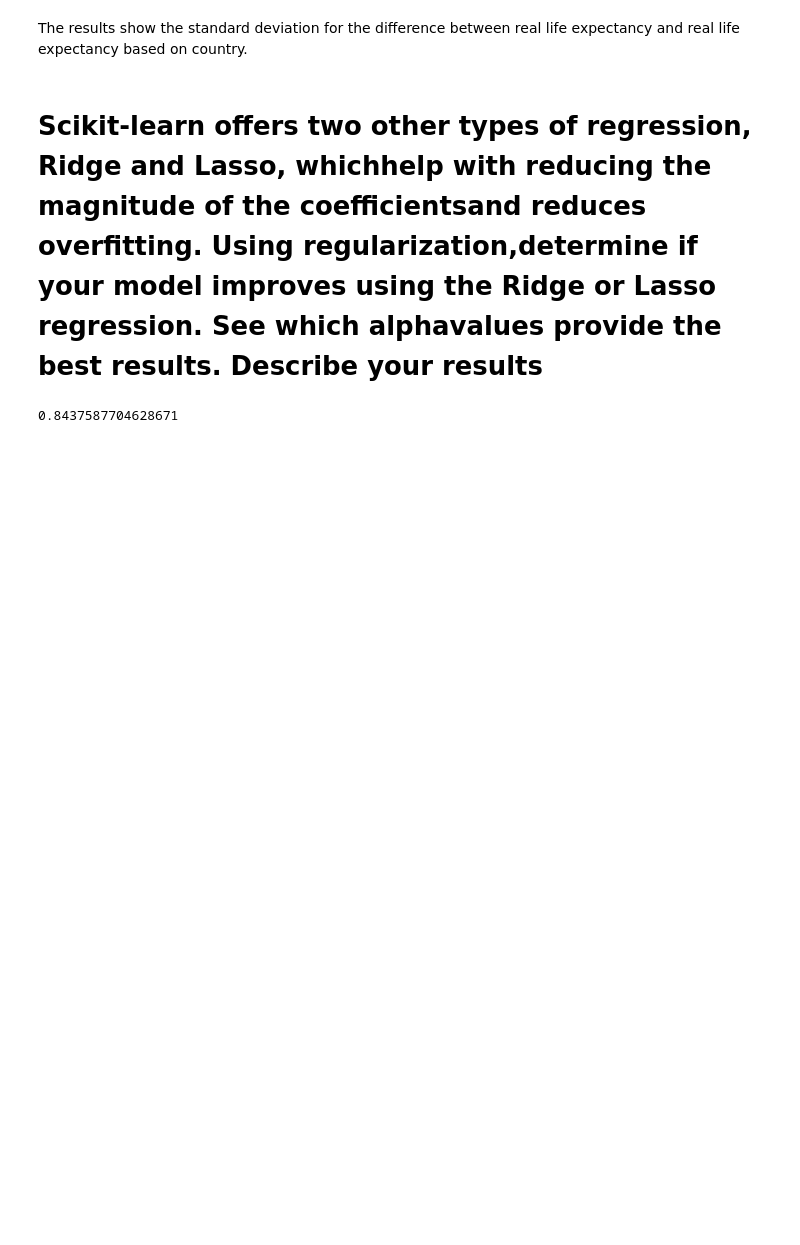
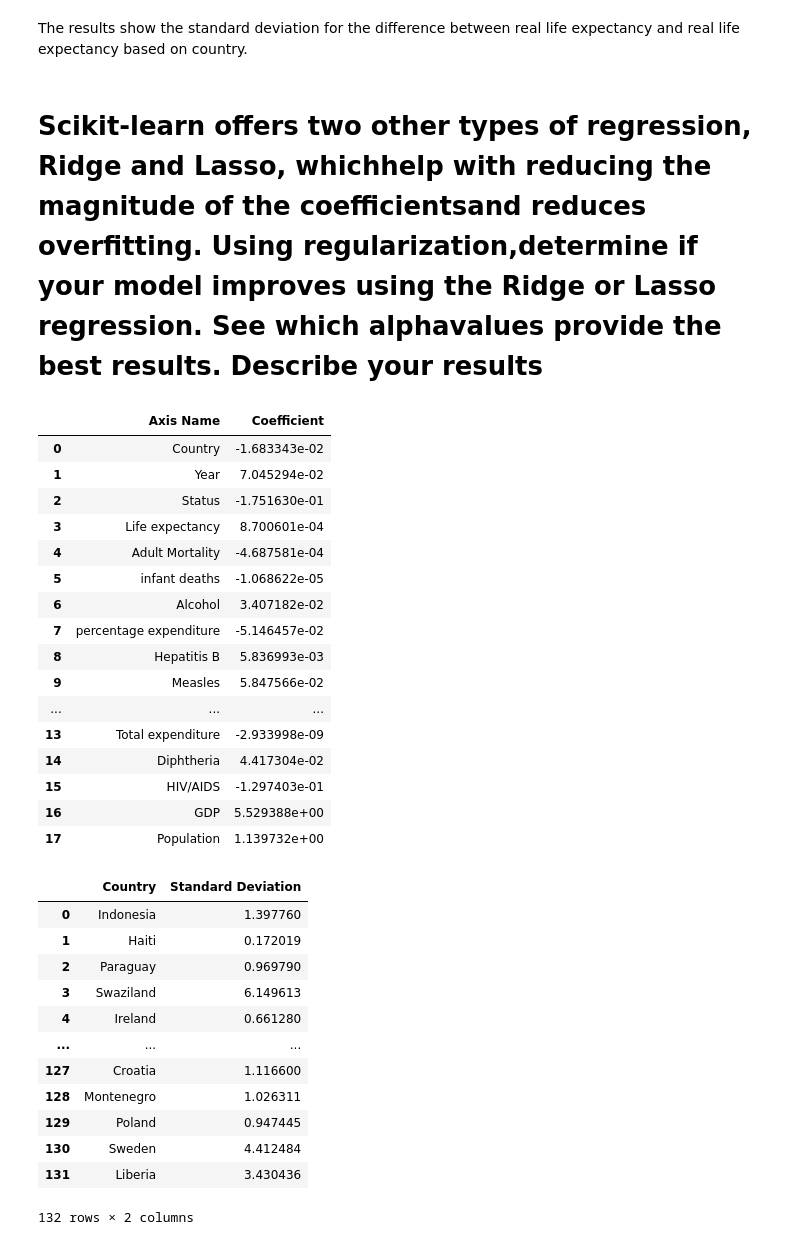
Before and after one commit to scifi6546/cs480-ml, a Jupyter notebook: 1/Notebook.ipynb, the cells around one changed output. Cells and saved outputs as stored; diff of their text form; code cells hidden in the pictures; blank space fills up the shorter version.

```diff
--- a/1/Notebook.ipynb
+++ b/1/Notebook.ipynb
@@ -192,16 +187,45 @@ The results show the standard deviation for the difference between real life exp
 # %% [markdown]
 # Scikit-learn offers two other types of regression, Ridge and Lasso, whichhelp with reducing the magnitude of the coefficientsand reduces overfitting. Using regularization,determine if your model improves using the Ridge or Lasso regression. See which alphavalues provide the best results. Describe your results
 # %%
-def make_ridge(data,normalize=False,alpha=0):
+def make_ridge(data,normalize=False,alpha=1.0):
 
     data = drop_rows(data)
     life_expect = data.values[:,3]
     #print(life_expect)
-    reg = Ridge(normalize=normalize).fit(data.values[:,4:], life_expect)
+    reg = Ridge(normalize=normalize,alpha=alpha).fit(data.values[:,4:], life_expect)
     score = reg.score(data.values[:,4:], life_expect)
-    print(score)
     return reg,score
-ridge = make_ridge(train)
+ridge,score = make_ridge(train)
+eval_model(ridge,train)
 # %% [output]
+|  | Axis Name | Coefficient |
+| 0 | Country | -1.683343e-02 |
+| 1 | Year | 7.045294e-02 |
+| 2 | Status | -1.751630e-01 |
+| 3 | Life expectancy | 8.700601e-04 |
+| 4 | Adult Mortality | -4.687581e-04 |
+| 5 | infant deaths | -1.068622e-05 |
+| 6 | Alcohol | 3.407182e-02 |
+| 7 | percentage expenditure | -5.146457e-02 |
+| 8 | Hepatitis B | 5.836993e-03 |
+| 9 | Measles | 5.847566e-02 |
+| ... | ... | ... |
+| 13 | Total expenditure | -2.933998e-09 |
+| 14 | Diphtheria | 4.417304e-02 |
+| 15 | HIV/AIDS | -1.297403e-01 |
+| 16 | GDP | 5.529388e+00 |
+| 17 | Population | 1.139732e+00 |
+|  | Country | Standard Deviation |
+| 0 | Indonesia | 1.397760 |
+| 1 | Haiti | 0.172019 |
+| 2 | Paraguay | 0.969790 |
+| 3 | Swaziland | 6.149613 |
+| 4 | Ireland | 0.661280 |
+| ... | ... | ... |
+| 127 | Croatia | 1.116600 |
+| 128 | Montenegro | 1.026311 |
+| 129 | Poland | 0.947445 |
+| 130 | Sweden | 4.412484 |
+| 131 | Liberia | 3.430436 |
-0.8437587704628671
+132 rows × 2 columns
 # %%
```
Also changed, not shown: parts of 7 cells of this notebook.
